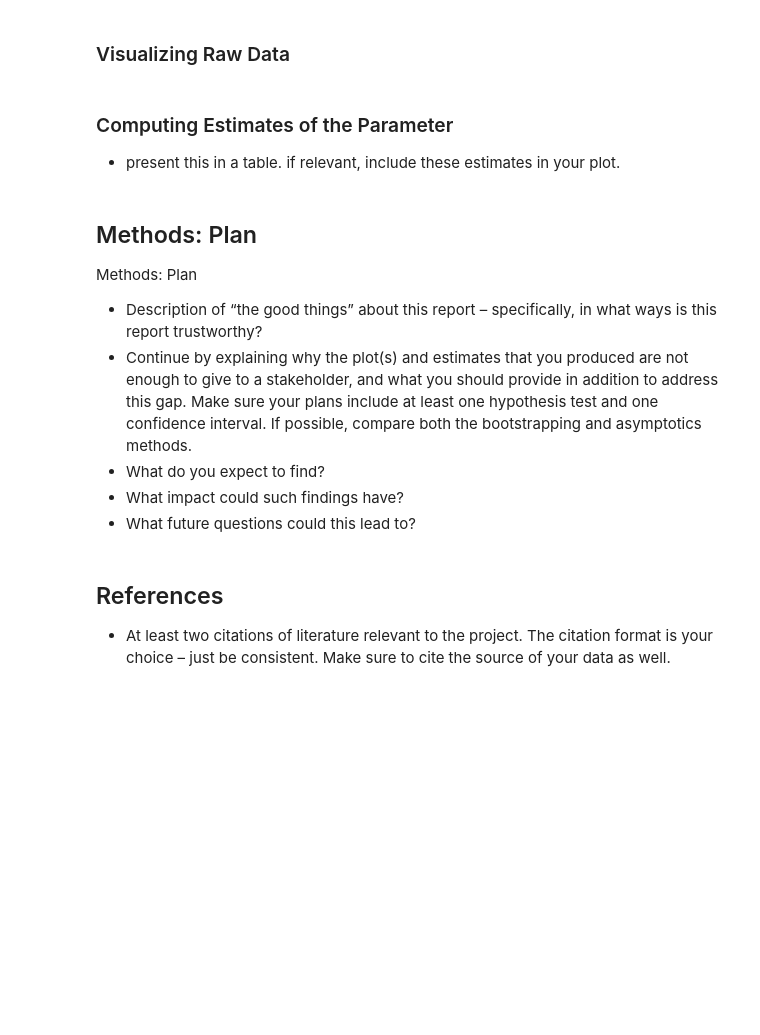
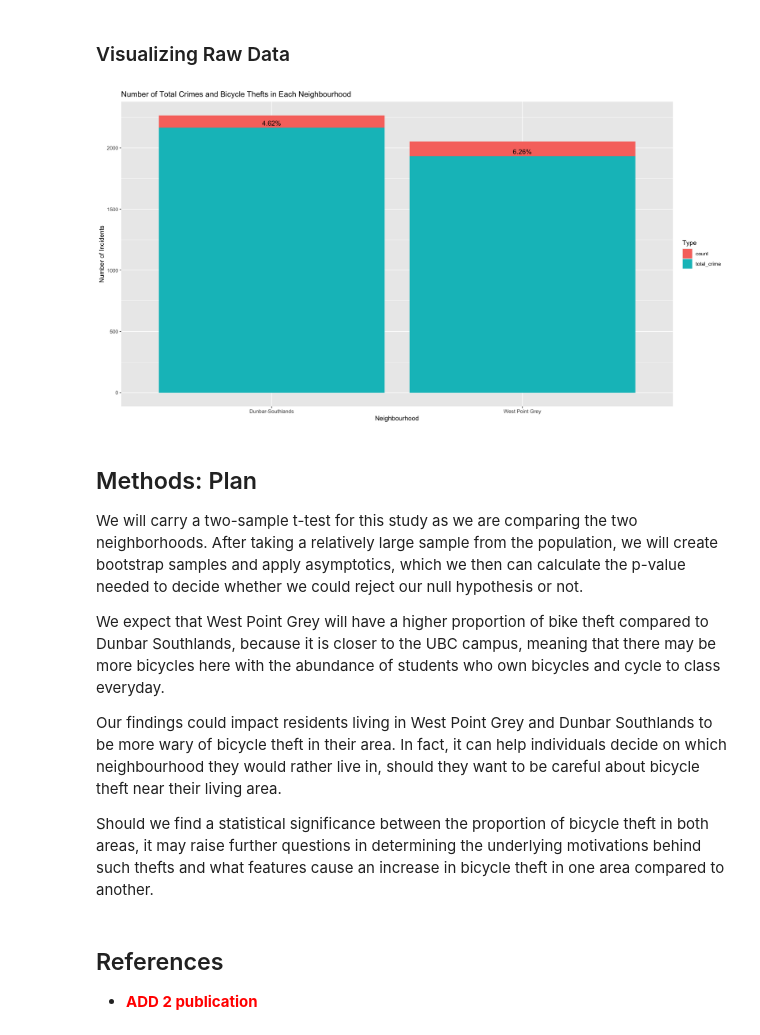
Before and after one commit to fankayii/STAT201_34, a Jupyter notebook: project.ipynb, the cells around one changed output. Drawn from its saved outputs; the diff is of its cells as text; code cells hidden in the pictures; blank space fills up the shorter version.

```diff
--- a/project.ipynb
+++ b/project.ipynb
@@ -51,3 +49,9 @@ The file is a .csv file with headers so we can use `read_csv`. We uploaded the d
 # %% [markdown]
 ### Cleaning and Wrangling Data
 The goal of this step is to remove unnecessary columns and NA rows.
+# %%
+crime_recent_5_years <- crime %>%
+    filter(YEAR>=2018 & YEAR<=2022)%>%
+    filter(NEIGHBOURHOOD %in% c("West Point Grey","Dunbar-Southlands"))%>%
+    select(TYPE,NEIGHBOURHOOD)
+head(crime_recent_5_years)
@@ -53,0 +68,10 @@ The goal of this step is to remove unnecessary columns and NA rows.
+# %%
+bicycle_theft <- crime_recent_5_years %>%
+    filter(TYPE=="Theft of Bicycle")%>%
+    select(NEIGHBOURHOOD)
+head(bicycle_theft)
+# %%
+total_crime <- crime_recent_5_years%>%
+    group_by(NEIGHBOURHOOD)%>%
+    summarise(count=n())
+total_crime
@@ -53,0 +81,8 @@ The goal of this step is to remove unnecessary columns and NA rows.
+# %%
+summary <- bicycle_theft %>%
+    group_by(NEIGHBOURHOOD)%>%
+    summarise(count=n())%>%
+    mutate(total_crime=total_crime$count)%>%
+    mutate(prop=count/total_crime)
+
+summary
@@ -54,16 +95,30 @@ The goal of this step is to remove unnecessary columns and NA rows.
 # %% [markdown]
 ### Visualizing Raw Data
-# %% [markdown]
-### Computing Estimates of the Parameter
-- present this in a table. if relevant, include these estimates in your plot.
+# %%
+long_data <- summary %>%
+  pivot_longer(cols = c(count, total_crime),
+               names_to = "Type",
+               values_to = "Number")
+plot <-long_data %>%
+  ggplot( aes(x = NEIGHBOURHOOD, y = Number, fill = Type)) +
+  geom_bar(stat="identity") +
+  geom_text(data = long_data %>% filter(Type == "total_crime"),
+            aes(label = paste0(round(summary$prop*100, 2), "%")),
+            vjust = -0.5, size = 4, color = "black") +
+  labs(x = "Neighbourhood", y = "Number of Incidents",
+       title = "Number of Total Crimes and Bicycle Thefts in Each Neighbourhood")
+plot
+# %% [output]
+[figure, added]
 # %% [markdown]
 ## Methods: Plan
-Methods: Plan
-- Description of “the good things” about this report – specifically, in what ways is this report trustworthy?
-- Continue by explaining why the plot(s) and estimates that you produced are not enough to give to a stakeholder, and what you should provide in addition to address this gap. Make sure your plans include at least one hypothesis test and one confidence interval. If possible, compare both the bootstrapping and asymptotics methods.
-- What do you expect to find?
-- What impact could such findings have?
-- What future questions could this lead to?
+We will carry a two-sample t-test for this study as we are comparing the two neighborhoods. After taking a relatively large sample from the population, we will create bootstrap samples and apply asymptotics, which we then can calculate the p-value needed to decide whether we could reject our null hypothesis or not.
+
+We expect that West Point Grey will have a higher proportion of bike theft compared to Dunbar Southlands, because it is closer to the UBC campus, meaning that there may be more bicycles here with the abundance of students who own bicycles and cycle to class everyday.
+
+Our findings could impact residents living in West Point Grey and Dunbar Southlands to be more wary of bicycle theft in their area. In fact, it can help individuals decide on which neighbourhood they would rather live in, should they want to be careful about bicycle theft near their living area.
+
+Should we find a statistical significance between the proportion of bicycle theft in both areas, it may raise further questions in determining the underlying motivations behind such thefts and what features cause an increase in bicycle theft in one area compared to another.
 # %% [markdown]
 ## References
-- At least two citations of literature relevant to the project. The citation format is your choice – just be consistent. Make sure to cite the source of your data as well.
+- <b><font color=red>ADD 2 publication</font></b>
```
Also changed, not shown: parts of 7 cells of this notebook.
